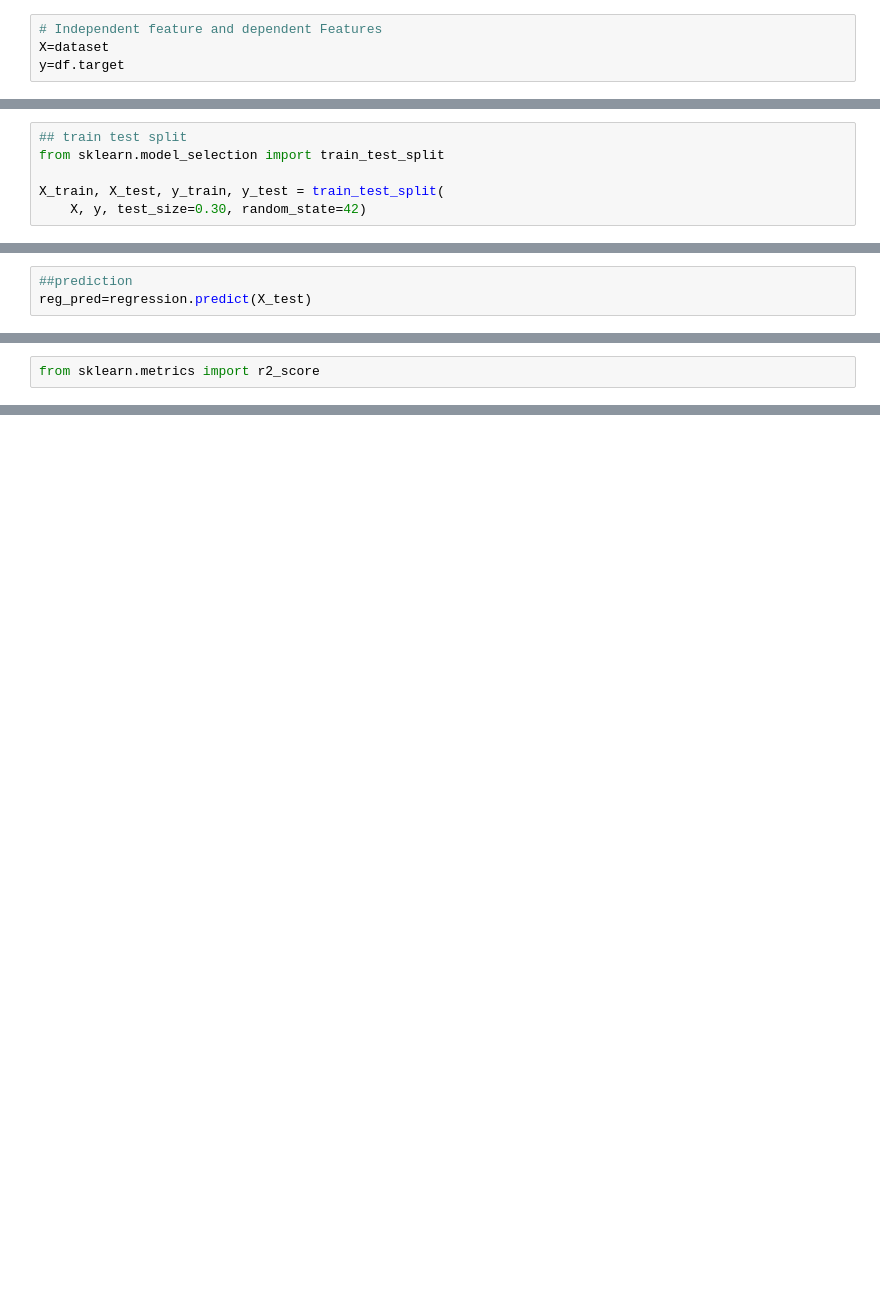
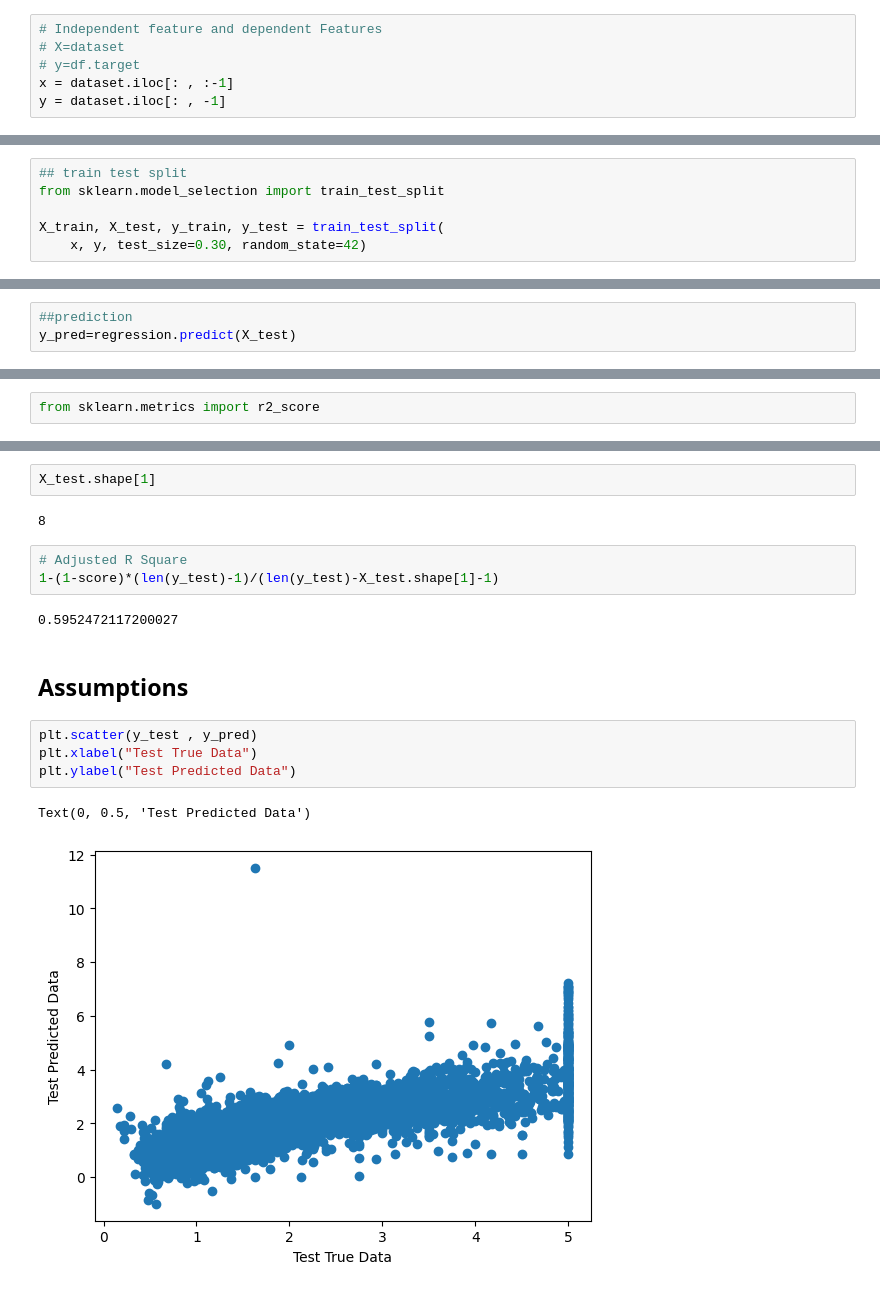
Before and after one commit to Rajamikrani/Road-to-Machine-Learning, a Jupyter notebook: ML_Algo/Linear Regression/mlr_califonia_housing.ipynb, the cells around one changed output, grey strips where cells are left out. Cells and saved outputs as stored; diff of their text form; blank space fills up the shorter version.

```diff
--- a/ML_Algo/Linear Regression/mlr_califonia_housing.ipynb
+++ b/ML_Algo/Linear Regression/mlr_califonia_housing.ipynb
@@ -59,4 +121,6 @@ dataset.head()
 # %%
 # Independent feature and dependent Features
-X=dataset
-y=df.target
+# X=dataset
+# y=df.target
+x = dataset.iloc[: , :-1]
+y = dataset.iloc[: , -1]
@@ -69,7 +160,7 @@ array([4.526, 3.585, 3.521, ..., 0.923, 0.847, 0.894], shape=(20640,))
 from sklearn.model_selection import train_test_split
 
 X_train, X_test, y_train, y_test = train_test_split(
-    X, y, test_size=0.30, random_state=42)
+    x, y, test_size=0.30, random_state=42)
 # %%
 X_train
 # %% [output]
@@ -113,4 +215,4 @@ np.float64(-0.5257104326777)
 # %%
 ##prediction
-reg_pred=regression.predict(X_test)
+y_pred=regression.predict(X_test)
 # %%
@@ -128,0 +241,18 @@ score
+# %%
+X_test.shape[1]
+# %% [output]
+8
+# %%
+# Adjusted R Square
+1-(1-score)*(len(y_test)-1)/(len(y_test)-X_test.shape[1]-1)
+# %% [output]
+0.5952472117200027
+# %% [markdown]
+## Assumptions
+# %%
+plt.scatter(y_test , y_pred)
+plt.xlabel("Test True Data")
+plt.ylabel("Test Predicted Data")
+# %% [output]
+Text(0, 0.5, 'Test Predicted Data')
+[figure, added]
```
Also changed, not shown: parts of 34 cells of this notebook, 38 other files.
